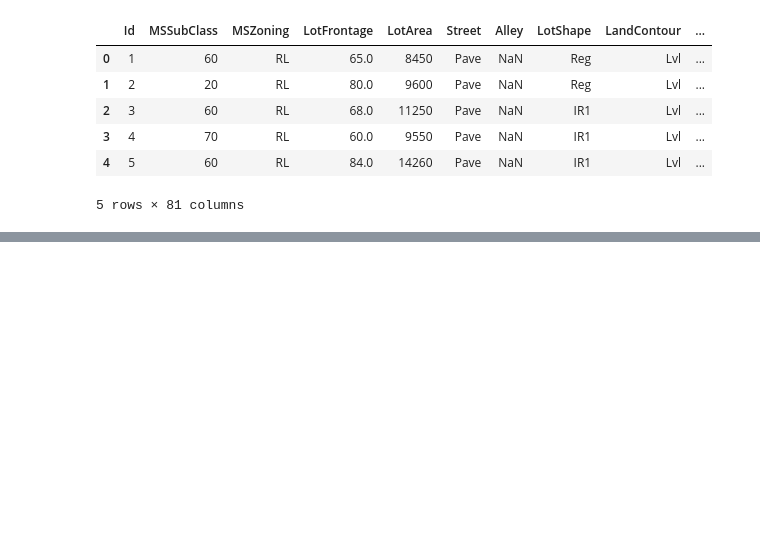
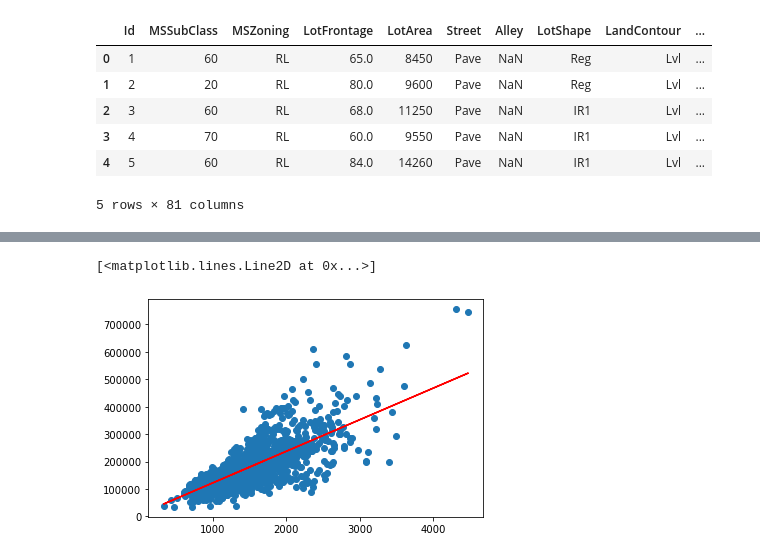
Before and after one commit to Anni-Bamwenda/House-Pricing-Prediciton-Project, a Jupyter notebook: Notebooks/HousePricePrediction.ipynb, the cells around one changed output, grey strips where cells are left out. Cells and saved outputs as stored; diff of their text form; code cells hidden in the pictures; blank space fills up the shorter version.

```diff
--- a/Notebooks/HousePricePrediction.ipynb
+++ b/Notebooks/HousePricePrediction.ipynb
@@ -101,0 +70,3 @@ train_data['SalePrice'].skew()
+# %%
+x = train_data['GrLivArea']
+y = train_data['SalePrice']
@@ -101,0 +77,4 @@ train_data['SalePrice'].skew()
+# %%
+model = np.polyfit(x,y,1) #renaming
+# %%
+predict = np.poly1d(model) #predicitng house price. Works similar to equation of a line
@@ -101,0 +90,8 @@ train_data['SalePrice'].skew()
+# %%
+x_lin_reg = x
+y_lin_reg = predict(x_lin_reg)
+plt.scatter(x, y)
+plt.plot(x_lin_reg, y_lin_reg, c = 'r')
+# %% [output]
+[<matplotlib.lines.Line2D at 0x...>]
+[figure, added]
```
Also changed, not shown: parts of 19 cells of this notebook.
